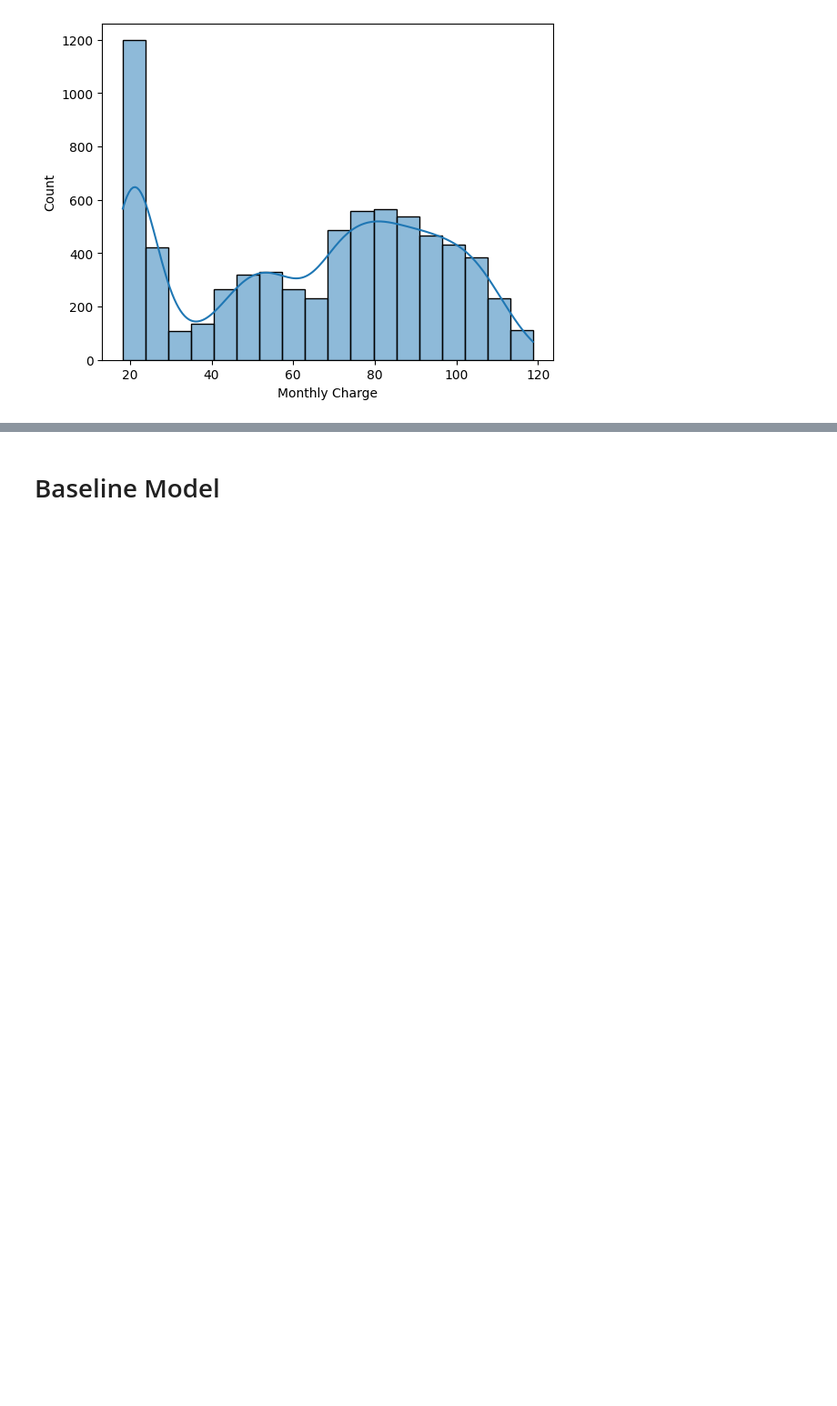
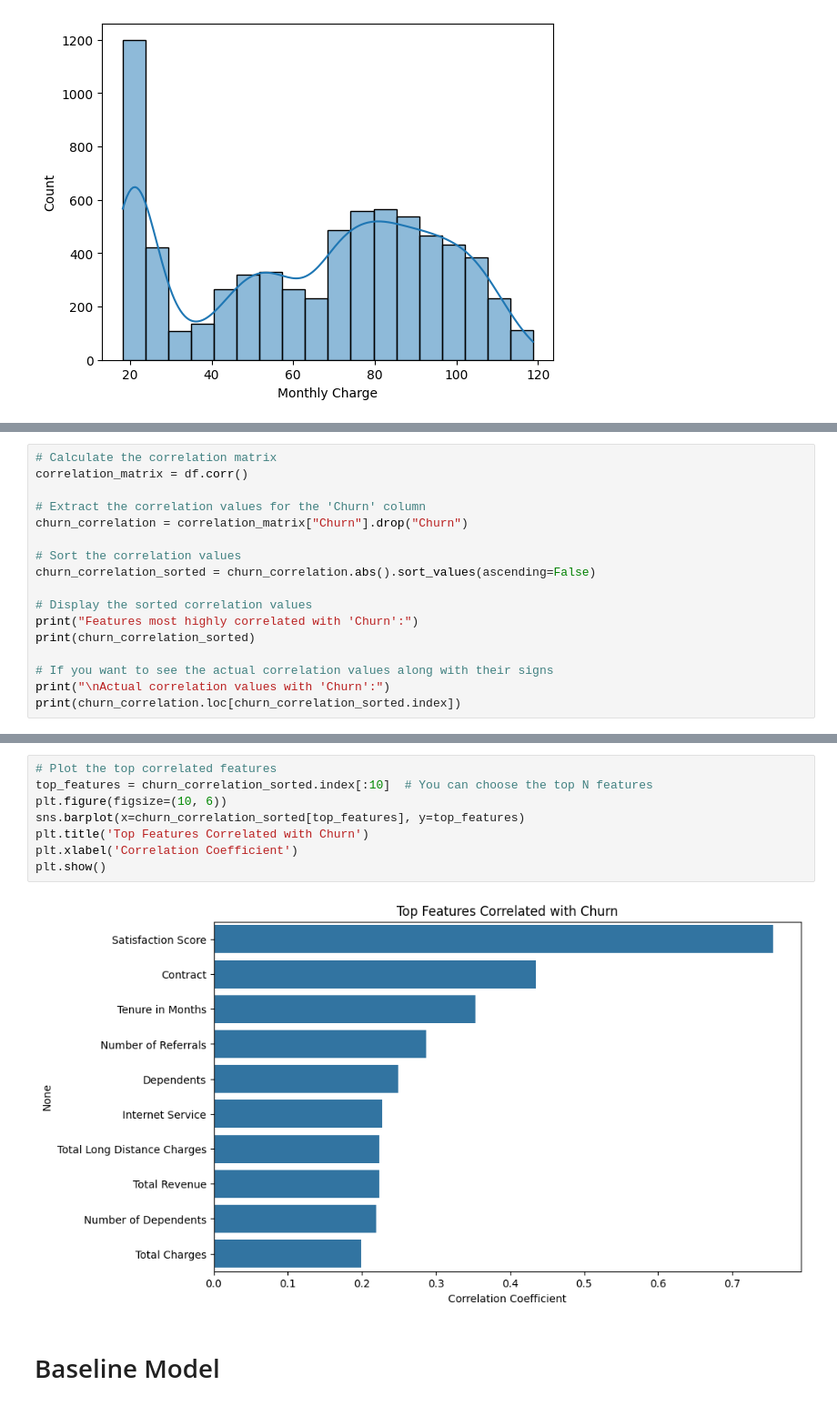
Before and after one commit to aai510-group1/project, a Jupyter notebook: Final_Project_Section3_Team_1.ipynb, the cells around one changed output, grey strips where cells are left out. Shown at 91% size. Drawn from its saved outputs; the diff is of its cells as text; blank space fills up the shorter version.

```diff
--- a/Final_Project_Section3_Team_1.ipynb
+++ b/Final_Project_Section3_Team_1.ipynb
@@ -235,0 +240,17 @@ plt.show()
+# %%
+# Calculate the correlation matrix
+correlation_matrix = df.corr()
+
+# Extract the correlation values for the 'Churn' column
+churn_correlation = correlation_matrix["Churn"].drop("Churn")
+
+# Sort the correlation values
+churn_correlation_sorted = churn_correlation.abs().sort_values(ascending=False)
+
+# Display the sorted correlation values
+print("Features most highly correlated with 'Churn':")
+print(churn_correlation_sorted)
+
+# If you want to see the actual correlation values along with their signs
+print("\nActual correlation values with 'Churn':")
+print(churn_correlation.loc[churn_correlation_sorted.index])
@@ -236,3 +275,13 @@ plt.show()
+# %%
+# Plot the top correlated features
+top_features = churn_correlation_sorted.index[:10]  # You can choose the top N features
+plt.figure(figsize=(10, 6))
+sns.barplot(x=churn_correlation_sorted[top_features], y=top_features)
+plt.title('Top Features Correlated with Churn')
+plt.xlabel('Correlation Coefficient')
+plt.show()
+# %% [output]
+[figure, added]
 # %% [markdown]
 # Baseline Model
 # %% [markdown]
```
Also changed, not shown: parts of 3 cells of this notebook.
